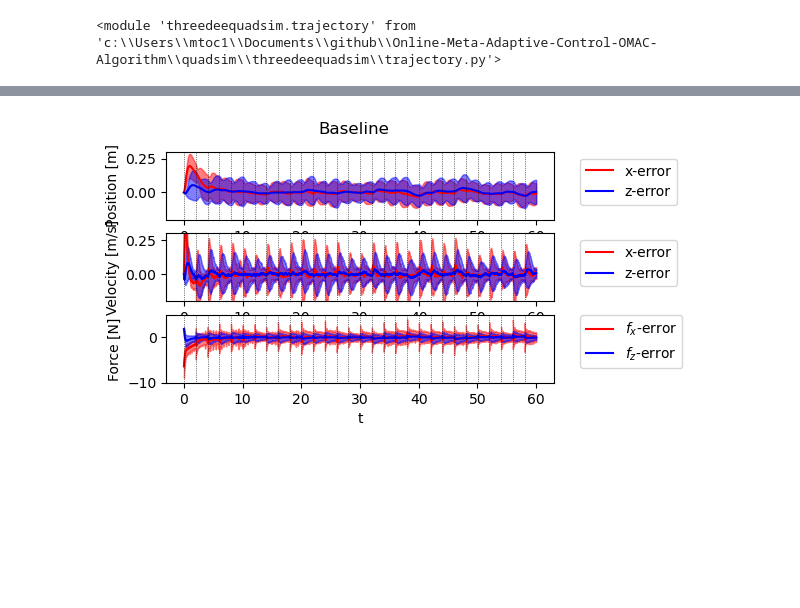
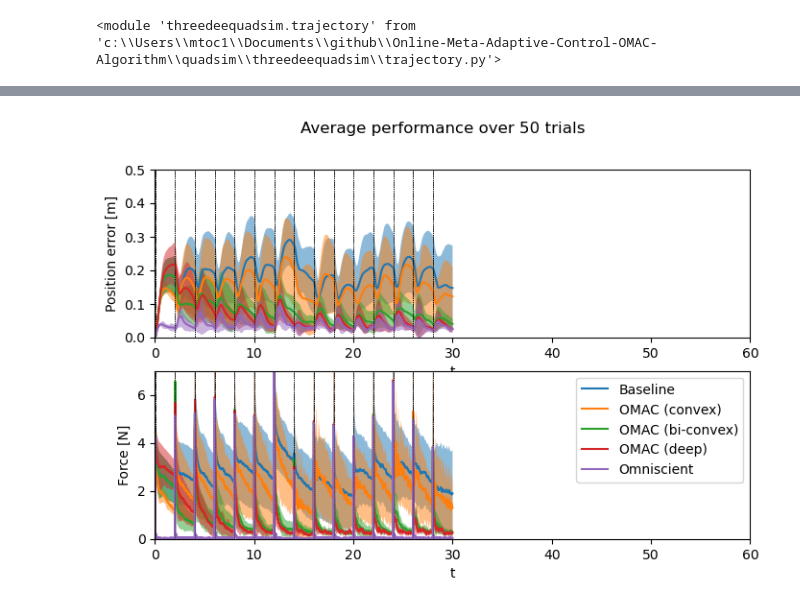
Before and after one commit to GuanyaShi/Online-Meta-Adaptive-Control, a Jupyter notebook: quadsim/experiments_stats.ipynb, the cells around one changed output, grey strips where cells are left out. Drawn from its saved outputs; the diff is of its cells as text; code cells hidden in the pictures; blank space fills up the shorter version.

```diff
--- a/quadsim/experiments_stats.ipynb
+++ b/quadsim/experiments_stats.ipynb
@@ -48,18 +51,16 @@ feature_freq = 0.5
 # %%
 q_kwargs = {
-    'Vwind' : np.array((5.0, 0, 0)),            # mean wind speed
+    'Vwind' : np.array((0.0, 0, 0)),            # mean wind speed
     'wind_model': 'iid-uniform',                # {'iid', 'random-walk'}
-    # 'Vwind_cov' : 7.5,                        # how quickly the wind changes
-    # 'wind_constraint' : 'hard',               # 'hard' wind constraint limits wind speed to be within Vwind_gust of the mean speed
     'Vwind_gust' : np.array((5.0, 0., 2.5)),    # for hard wind constrant, wind speed is in the range Vwind +/- Vwind_gust
     'wind_update_period' : 2.0,                 # seconds between wind speed changes
-    't_stop' : 60.,
+    't_stop' : 30.,
 }
 # %%
 CTRLS = [
-    controller.Baseline(),
-    controller.MetaAdaptBaseline(eta_a_base=eta_a, dim_a=dim_a, feature_freq=feature_freq),
-    controller.MetaAdaptConvex(eta_a_base=eta_a, eta_A_base=eta_A_convex, dim_a=dim_a, dim_A=dim_A, feature_freq=feature_freq),
+    controller.Baseline(integral_control=False),
+    controller.MetaAdaptBaseline(eta_a_base=eta_a, dim_a=dim_a, dim_A=dim_A, feature_freq=feature_freq, A_type='random'),
+    controller.MetaAdaptConvex(eta_a_base=eta_a, eta_A_base=eta_A_convex, eta_A_threshold=eta_A_threshold_convex, dim_a=dim_a, dim_A=dim_A, feature_freq=feature_freq),
     controller.MetaAdaptBiconvex(eta_a_base=eta_a, eta_A_base=eta_A_biconvex, dim_a=dim_a, dim_A=dim_A, feature_freq=feature_freq),
     controller.MetaAdaptDeep(eta_a_base=eta_a, eta_A_base=eta_A_deep, dim_a=dim_a, layer_sizes=layer_sizes),
     controller.Omniscient()
@@ -79,0 +73,3 @@ elif test_name == 'fig-8':
+# %%
+if CTRLS[j]._name == 'pid':
+    CTRLS[j].name_long = 'No-adapt'
@@ -80,7 +82,7 @@ elif test_name == 'fig-8':
 # %%
 Data = []
-num_trials = 50
-starter_seed = 115
+num_trials = 10
+starter_seed = 116
 np.random.seed(starter_seed)
 seeds = np.random.randint(np.iinfo(np.uint).max, size=(num_trials,), dtype=np.uint)
 print(seeds)
@@ -192,78 +149,64 @@ sum(d['meta_adapt_trigger'])
 # %%
-stats = {'p_stats': [], 'v_stats': [], 'f_stats': []}
+stats = {'p_stats': [], 'f_stats': []}
+plt.figure(figsize=(8,5))
 for j, data in enumerate(Data):
+    print( CTRLS[j]._name)
     if CTRLS[j]._name == 'pid':
         stats['p_stats'].append(0.)
-        stats['v_stats'].append(0.)
         stats['f_stats'].append(0.)
         continue
 
     for k, d in enumerate(data):
         if k == 0:
             p_tracker = utils.StatisticsTracker()
-            v_tracker = utils.StatisticsTracker()
             f_tracker = utils.StatisticsTracker()
-        p_tracker.update(err = (d['X'][:, 0:3] - d['pd']))
-        v_tracker.update(err = (d['X'][:, 7:10]))
-        f_tracker.update(err = (d['f_hat'][:,0,:] - d['Fs']))
+        p_tracker.update(err = np.linalg.norm(d['X'][:, 0:3] - d['pd'], axis=1))
+        f_tracker.update(err = np.linalg.norm(d['f_hat'][:,0,:] - d['Fs'], axis=1))
     stats['p_stats'].append(p_tracker.get_statistics())
-    stats['v_stats'].append(v_tracker.get_statistics())
     stats['f_stats'].append(f_tracker.get_statistics())
-
 
     print(CTRLS[j]._name)
 
-    plt.figure(figsize=(5,3))
-
     # Plot position tracking
-    plt.subplot(3,1,1)
-    for i in [0, 2]: # only plot x and z
+    plt.subplot(2,1,1)
+    for i in [0,]: # only plot x and z
         # plt.subplot(2,3,i+1)
-        mean = stats['p_stats'][j].mean[:,i]
-        std = stats['p_stats'][j].std[:,i]
-        plt.plot(d['t'], mean, label=xyz[i] + '-error', color = color[i])
-        plt.fill_between(d['t'], mean - std, mean + std, color = color[i], alpha = 0.5 )
-    plt.legend(bbox_to_anchor=(1.05, 1.))
+        mean = stats['p_stats'][j].mean
+        std = stats['p_stats'][j].std
+        plt.plot(d['t'], mean, label=CTRLS[j].name_long)
+        plt.fill_between(d['t'], mean - std, mean + std, alpha = 0.5 )
+    # plt.legend(bbox_to_anchor=(1.05, 1.))
+    # plt.legend()
     for t in d['t'][d['meta_adapt_trigger']]:
         plt.axvline(t, ls=':', color='k', lw=0.5)
     plt.xlabel('t')
-    plt.ylabel('Position [m]')
+    plt.ylabel('Position error [m]')
+    plt.margins(x=0)
     # plt.ylabel(xyz[i])
-    plt.ylim((-0.2, 0.3))
-
-    # Plot position tracking
-    plt.subplot(3,1,2)
-    for i in [0, 2]: # only plot x and z
-        # plt.subplot(2,3,i+1)
-        mean = stats['v_stats'][j].mean[:,i]
-        std = stats['v_stats'][j].std[:,i]
-        plt.plot(d['t'], mean, label=xyz[i] + '-error', color = color[i])
-        plt.fill_between(d['t'], mean - std, mean + std, color = color[i], alpha = 0.5 )
-    plt.legend(bbox_to_anchor=(1.05, 1.))
-    for t in d['t'][d['meta_adapt_trigger']]:
-        plt.axvline(t, ls=':', color='k', lw=0.5)
-    plt.xlabel('t')
-    plt.ylabel('Velocity [m/s]')
-    # plt.ylabel(xyz[i])
-    plt.ylim((-0.2, 0.3))
+    plt.ylim((0.0, 0.5))
+    plt.xlim((0, 60.0))
 
     # Plot force estimation
-    plt.subplot(3,1,3)
-    for i in [0, 2]:
+    plt.subplot(2,1,2)
+    for i in [0,]:
         # plt.subplot(2,3,i+4)
-        mean = stats['f_stats'][j].mean[:,i]
-        std = stats['f_stats'][j].std[:,i]
-        plt.plot(d['t'], mean, label=r'$f_' + xyz[i] + '$-error', color = color[i])
-        plt.fill_between(d['t'], mean - std, mean + std, color = color[i], alpha = 0.5 )
-        # plt.plot(d['t'], d['f_hat'][:,0,i], label=r'$\hat{f}_' + xyz[i] + '$', color = color[i])
-    plt.legend(bbox_to_anchor=(1.05, 1.1))
+        mean = stats['f_stats'][j].mean
+        std = stats['f_stats'][j].std
+        plt.plot(d['t'], mean, label=CTRLS[j].name_long)
+        plt.fill_between(d['t'], mean - std, mean + std, alpha = 0.5 )
+        # plt.plot(d['t'], d['f_hat'][:,0,i], label=r'$\hat{f}_' + xyz[i] + '$')
+    # plt.legend(bbox_to_anchor=(1.05, 1.1))
+    plt.legend()
     for t in d['t'][d['meta_adapt_trigger']]:
         plt.axvline(t, ls=':', color='k', lw=0.5)
     plt.xlabel('t')
     plt.ylabel('Force [N]')
     # plt.ylabel(xyz[i])
-    plt.ylim((-10,5))
+    plt.xlim((0, 60.0))
+    plt.ylim((-0,7))
+    plt.margins(x=0)
 
-    plt.suptitle(CTRLS[j].name_long)
-    savefig('performance-stats_' + CTRLS[j]._name)
+    plt.suptitle('Average performance over 50 trials')
+    # plt.suptitle(CTRLS[j].name_long)
+# savefig('performance-stats-combined-position')
 # %% [output]
@@ -275 +224 @@ omniscient
-[figure, old version]
+[figure, new version]
```
Also changed, not shown: parts of 21 cells of this notebook, 10 other files.
